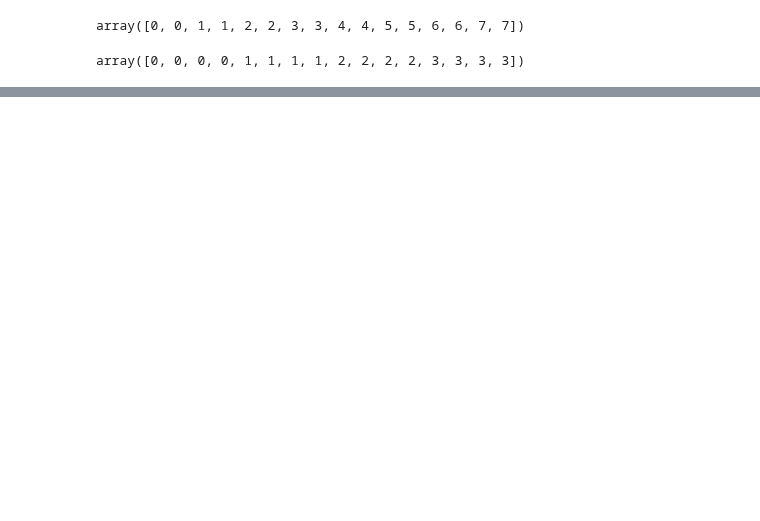
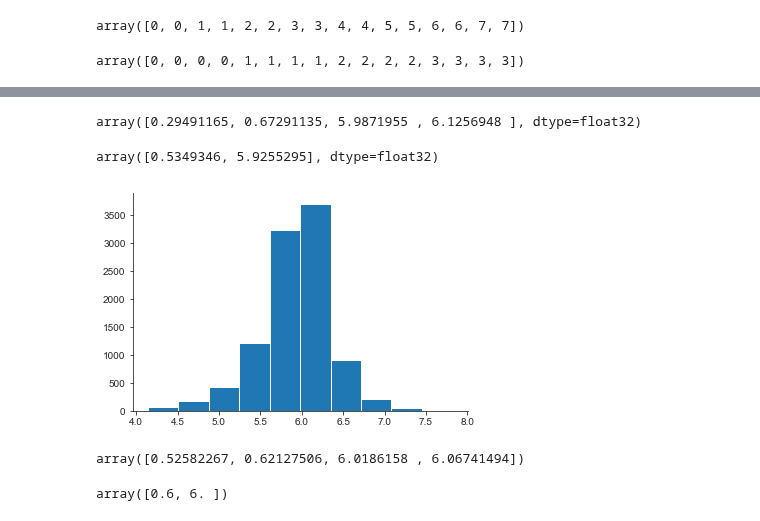
Before and after one commit to cbg-ethz/shm, a Jupyter notebook: analysis/03d-edward_models.ipynb, the cells around one changed output, grey strips where cells are left out. Drawn from its saved outputs; the diff is of its cells as text; code cells hidden in the pictures; blank space fills up the shorter version.

```diff
--- a/analysis/03d-edward_models.ipynb
+++ b/analysis/03d-edward_models.ipynb
@@ -360,0 +331,10 @@ with tf.Session() as sess:
+# %%
+def target_log_prob_fn(gamma_tau, gamma, beta_tau, beta):
+    return log_joint(
+        count_table=count_table,
+        len_g=2, len_beta=4, len_l=8,
+        gamma_tau=gamma_tau,
+        gamma=gamma,
+        beta_tau=beta_tau,
+        beta=beta,
+        x=v[0])
@@ -360,0 +343,48 @@ with tf.Session() as sess:
+# %%
+num_results = int(10e3)
+num_burnin_steps = int(10e3)
+
+step_size = tf.get_variable(name='step_size', initializer=1., use_resource=True)
+
+states, kernel_results = tfp.mcmc.sample_chain(
+    num_results=num_results,
+    num_burnin_steps=num_burnin_steps,
+    current_state=[
+        tf.ones([], name='gamma_tau'),
+        tf.zeros(2, name='gamma'),
+        tf.ones([], name='beta_tau'),
+        tf.zeros(4, name='beta')
+    ],
+    kernel=tfp.mcmc.HamiltonianMonteCarlo(
+        target_log_prob_fn=target_log_prob_fn,
+        step_size=step_size,
+        step_size_update_fn=tfp.mcmc.make_simple_step_size_update_policy(num_adaptation_steps=1000),
+        num_leapfrog_steps=5)
+    );
+# %%
+_, gamma_, _, beta_f_  = states
+# %%
+init_op = tf.global_variables_initializer()
+with tf.Session() as sess:
+    init_op.run()
+    gamma_, beta_f_, is_accepted_ = sess.run([gamma_, beta_f_, kernel_results.is_accepted])
+# %%
+np.mean(beta_f_, 0)
+# %% [output]
+array([0.29491165, 0.67291135, 5.9871955 , 6.1256948 ], dtype=float32)
+# %%
+np.mean(gamma_, 0)
+# %% [output]
+array([0.5349346, 5.9255295], dtype=float32)
+# %%
+plt.hist(gamma_[:,1]);
+# %% [output]
+[figure, added]
+# %%
+beta_true
+# %% [output]
+array([0.52582267, 0.62127506, 6.0186158 , 6.06741494])
+# %%
+gamma_true
+# %% [output]
+array([0.6, 6. ])
```
Also changed, not shown: parts of 78 cells of this notebook.
